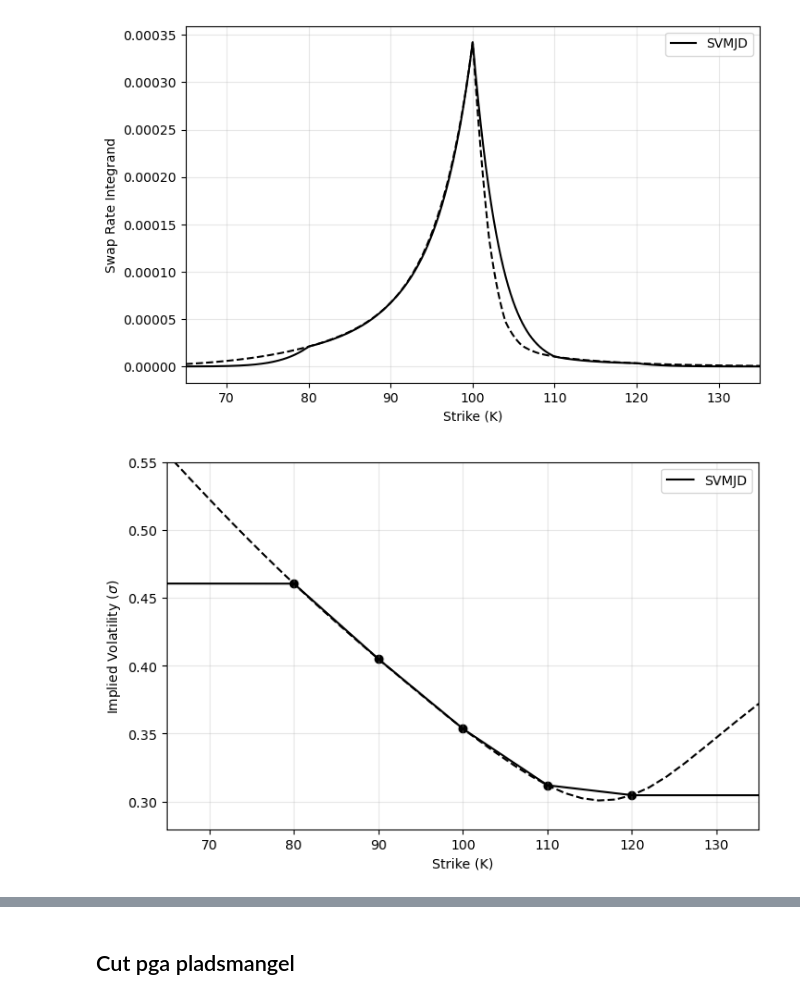
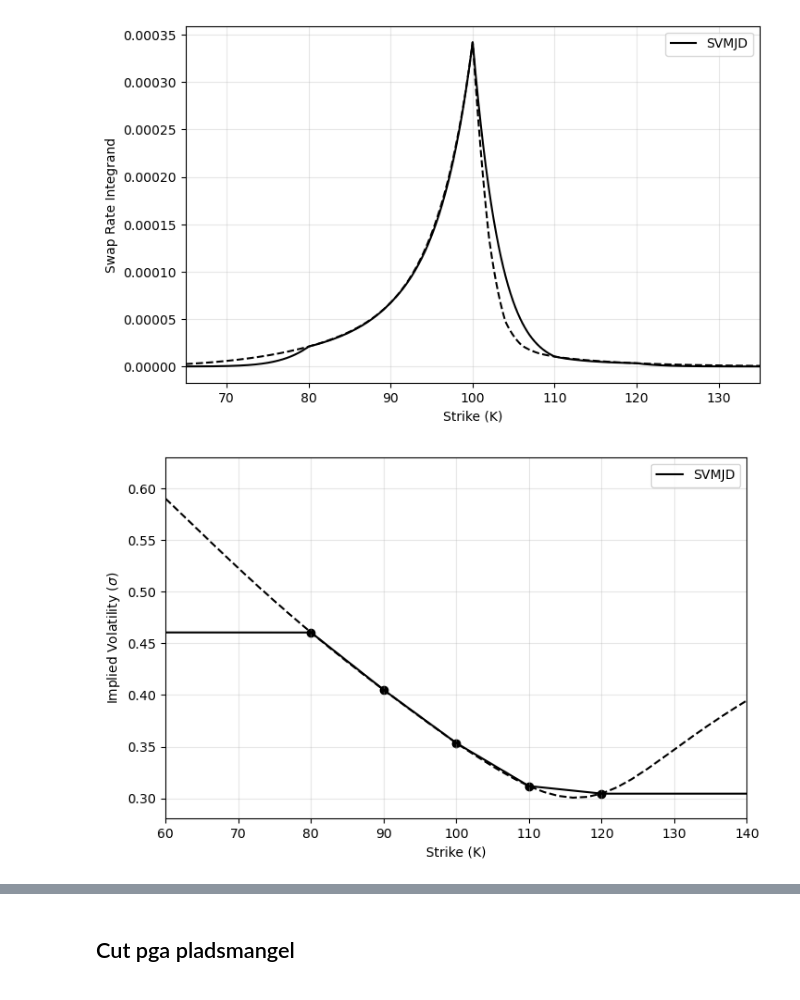
Before and after one commit to MadsHebsgaard/volpy, a Jupyter notebook: Code to produce results/Error_Robustness_Analysis.ipynb, the cells around one changed output, grey strips where cells are left out. Saved outputs shown, nothing was run; the diff lists cells and outputs as text; code cells hidden in the pictures.

```diff
--- a/Code to produce results/Error_Robustness_Analysis.ipynb
+++ b/Code to produce results/Error_Robustness_Analysis.ipynb
@@ -192,7 +192,7 @@ plt.figure(figsize=(8, 5))
 model_list = ["BS", "MJD", "Heston", "SVMJD"]
 color_list = ["green", "blue", "red", "black"]
 vt = 0
-pm_std = 1.5
+pm_std = 3
 
 od_RA_ = od_RA[(od_RA["ln vt/theta"] == vt) | (od_RA["model"].isin(["BS", "MJD"]))].copy()
 od_RA_ = od_RA_[od_RA_["model"].isin(model_list)].copy()
@@ -325,7 +325,7 @@ plt.figure(figsize=(8, 5))
 model_list = ["SVMJD"]
 color_list = ["black"]
 vt = -2
-pm_std = 2
+pm_std = 3
 
 od_RA_ = od_RA[(od_RA["ln vt/theta"] == vt) | (od_RA["model"].isin(["BS", "MJD"]))].copy()
 od_RA_ = od_RA_[od_RA_["model"].isin(model_list)].copy()
@@ -376,36 +376,36 @@ low_df = od_RA_[od_RA_["low"] == True].copy()
 high_df = od_RA_[od_RA_["high"] == True].copy()
 
 colors = {}  # store colors to ensure consistency
 
 for model, color in zip(model_list, color_list):
 
     # Filter and plot the "low" line (solid)
     df_low = low_df[low_df["model"] == model].copy()
     K_grid, iv_grid, undiscounted_option_prices, integrand = foo(df_low, pm_std=pm_std)
 
     plt.scatter(df_low["K"], df_low["IV"], color = color)
     line, = plt.plot(K_grid, iv_grid, label=f"{model}", color = color)
     colors[model] = line.get_color()  # Save color used for this model
 
     # Filter and plot the "high" line (dashed)
     df_high = high_df[high_df["model"] == model].copy()
     # df_high = df_high[(df_high["K"] >= df_low["K"].min()) & (df_high["K"] <= df_low["K"].max())].copy()
     K_grid, iv_grid, undiscounted_option_prices, integrand = foo(df_high, pm_std=pm_std)
 
     colors[model] = line.get_color()  # Save color used for this model
 
     plt.plot(K_grid, iv_grid, linestyle="--", color=colors[model])
 
 plt.ylabel(r"Implied Volatility ($\sigma$)")
 plt.xlabel("Strike (K)")
 plt.grid(alpha=0.3)
-plt.xlim((65,135))
-plt.ylim(None, 0.55)
+plt.xlim((60,140))
+plt.ylim(None, 0.63)
 plt.legend()
 plt.savefig("figures/Error RA/Robustness_analysis_IV_vt0_SVMJD.pdf")
 plt.show()
 # %% [output]
-[figure, old version]
+[figure, new version]
 # %%
 import matplotlib.pyplot as plt
 
```
Also changed, not shown: parts of 23 cells of this notebook, 9 other files.
